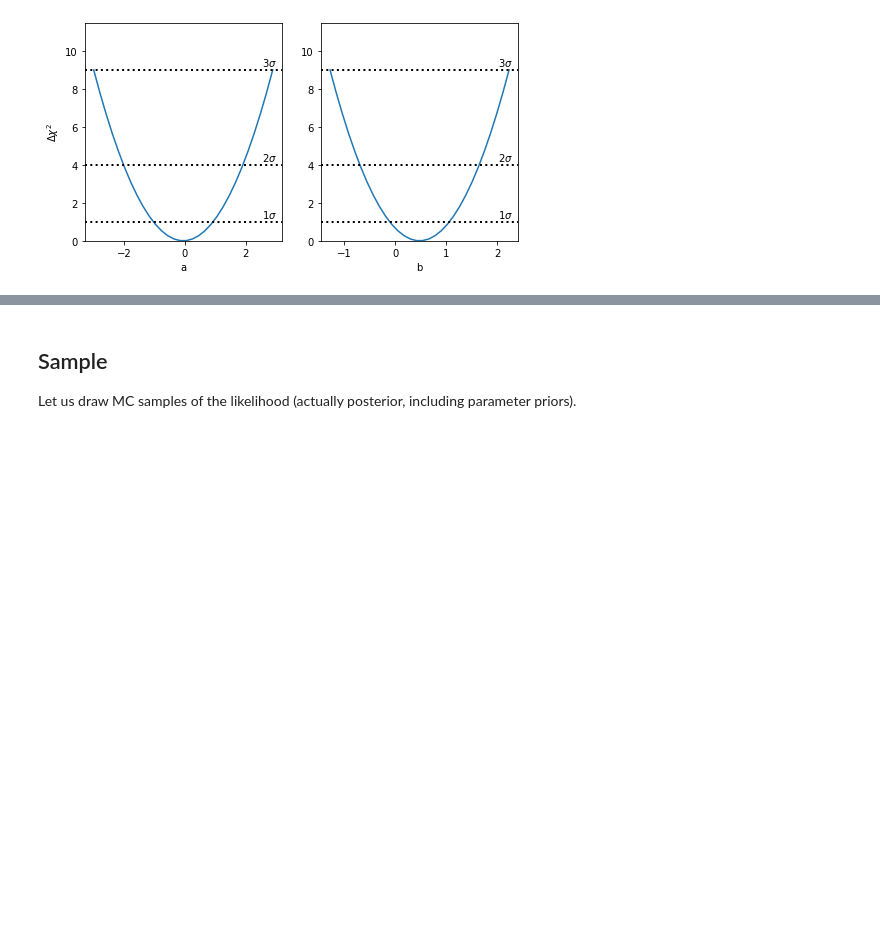
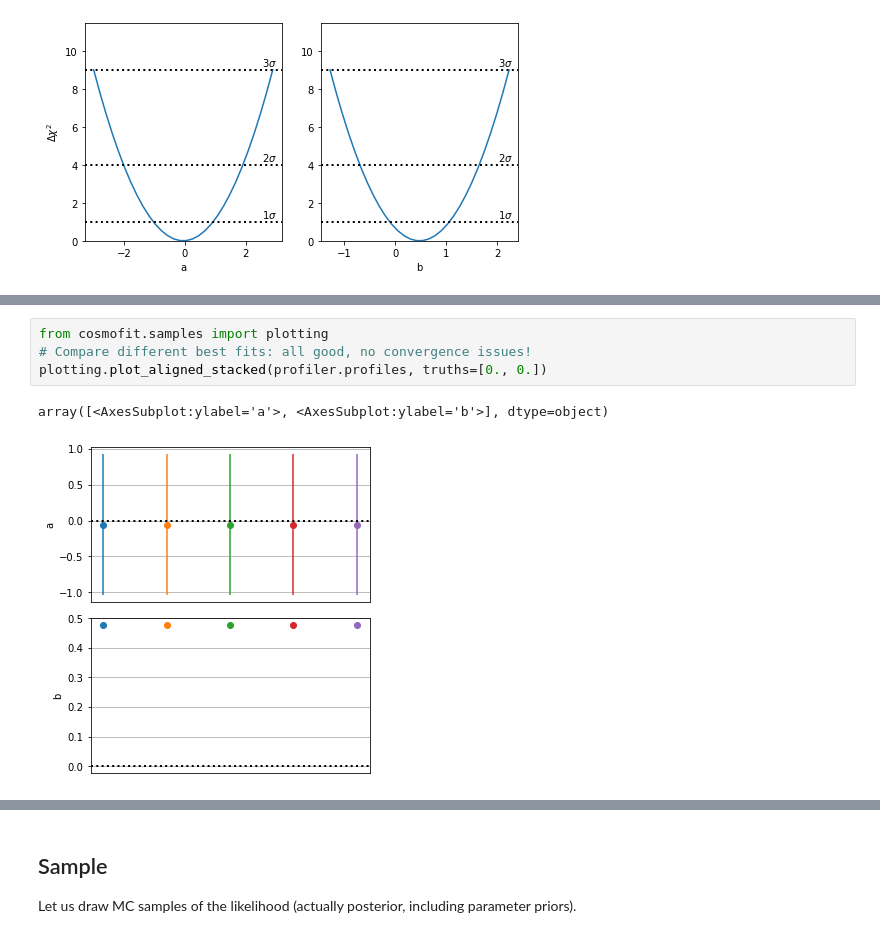
Before and after one commit to adematti/cosmofit, a Jupyter notebook: nb/basic_examples.ipynb, the cells around one changed output, grey strips where cells are left out. Saved outputs shown, nothing was run; the diff lists cells and outputs as text; blank space fills up the shorter version.

```diff
--- a/nb/basic_examples.ipynb
+++ b/nb/basic_examples.ipynb
@@ -120,0 +170,7 @@ plotting.plot_profile(profiler.profiles, offsets=-2 * profiler.profiles.bestfit.
+# %%
+from cosmofit.samples import plotting
+# Compare different best fits: all good, no convergence issues!
+plotting.plot_aligned_stacked(profiler.profiles, truths=[0., 0.])
+# %% [output]
+array([<AxesSubplot:ylabel='a'>, <AxesSubplot:ylabel='b'>], dtype=object)
+[figure, added]
```
Also changed, not shown: parts of 14 cells of this notebook, 8 other files.
